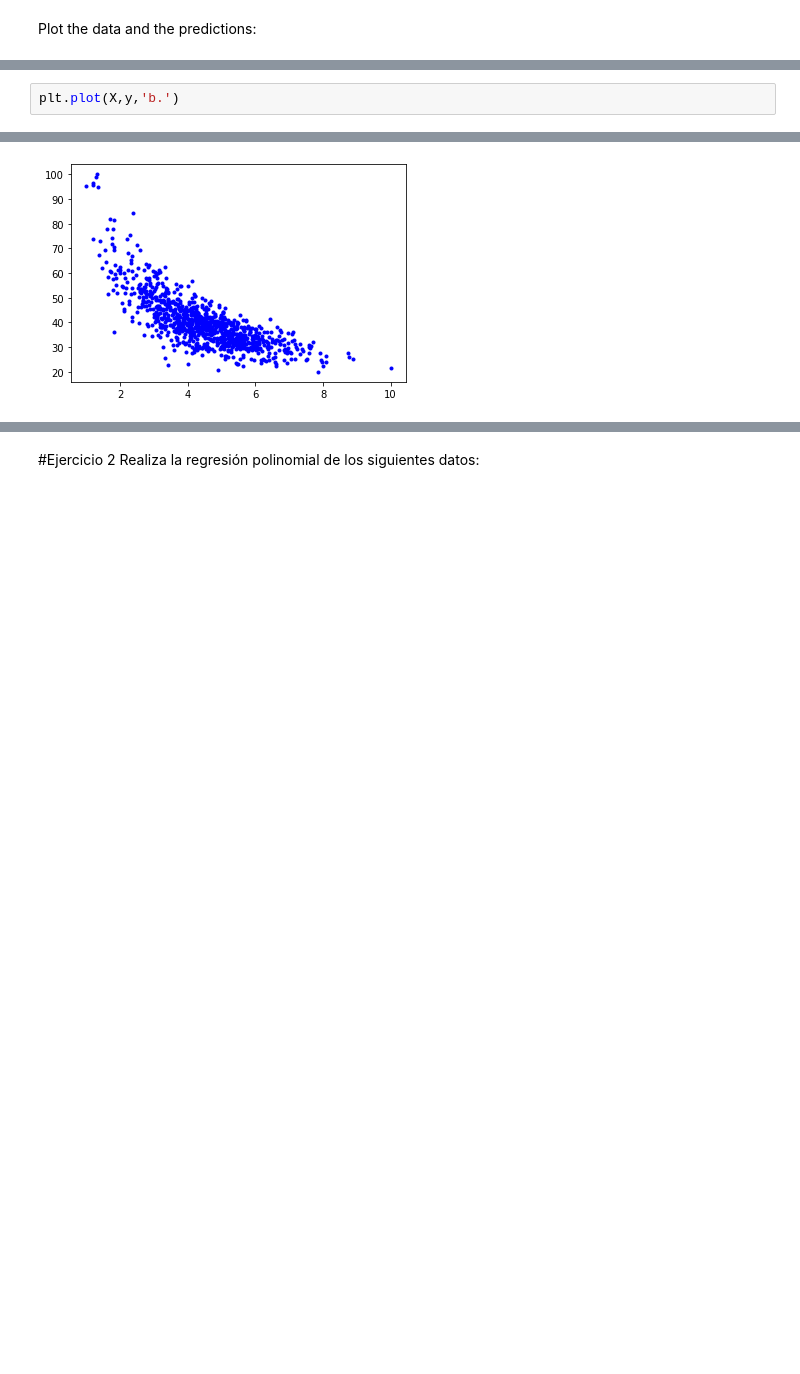
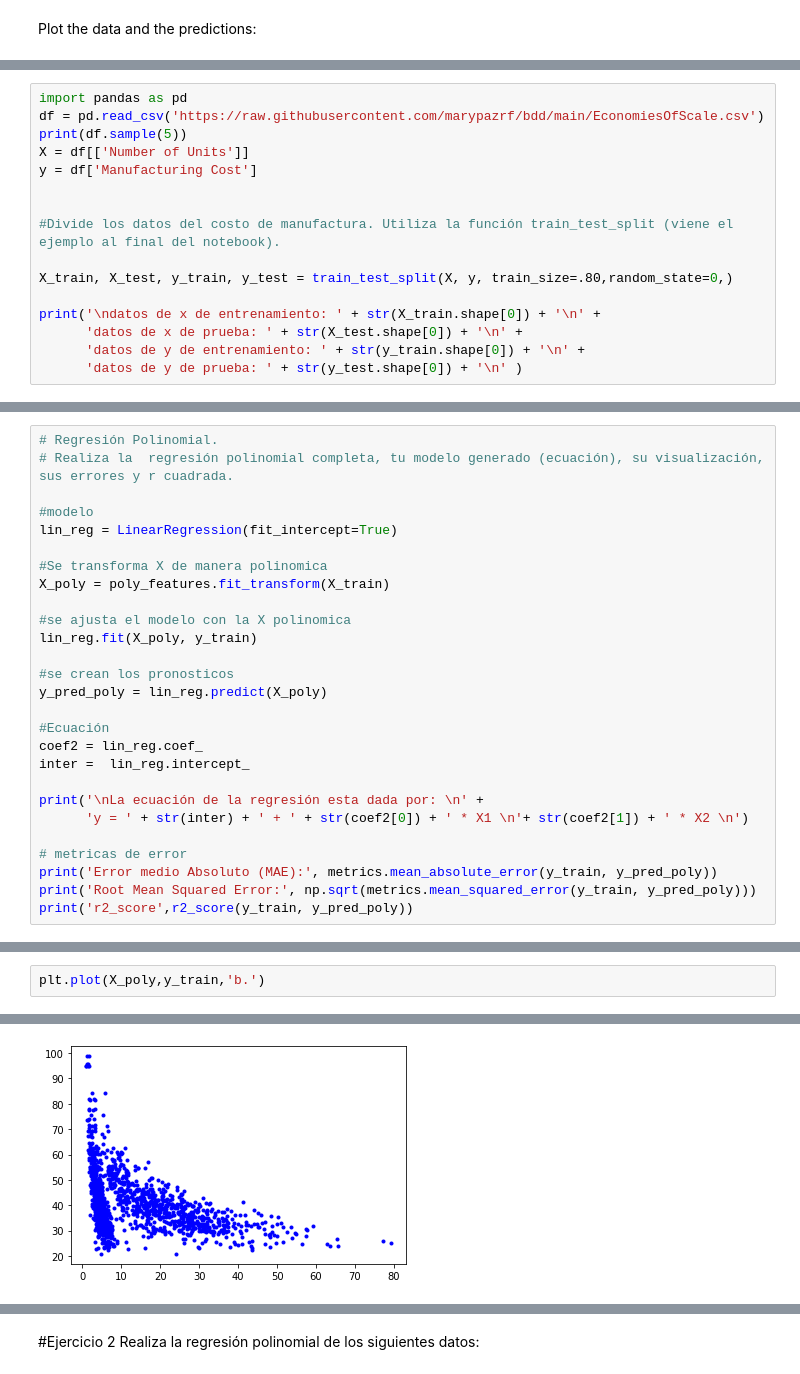
Before and after one commit to PosgradoMNA/actividades-de-aprendizaje-ams182, a Jupyter notebook: TecMty_Regresion_lineal_polinomial_A01104775.ipynb, the cells around one changed output, grey strips where cells are left out. Saved outputs shown, nothing was run; the diff lists cells and outputs as text; blank space fills up the shorter version.

```diff
--- a/TecMty_Regresion_lineal_polinomial_A01104775.ipynb
+++ b/TecMty_Regresion_lineal_polinomial_A01104775.ipynb
@@ -299,0 +281,16 @@ Name: Manufacturing Cost, Length: 1000, dtype: float64>
+# %%
+import pandas as pd
+df = pd.read_csv('https://raw.githubusercontent.com/marypazrf/bdd/main/EconomiesOfScale.csv')
+print(df.sample(5))
+X = df[['Number of Units']]
+y = df['Manufacturing Cost']
+
+
+#Divide los datos del costo de manufactura. Utiliza la función train_test_split (viene el ejemplo al final del notebook).
+
+X_train, X_test, y_train, y_test = train_test_split(X, y, train_size=.80,random_state=0,)
+
+print('\ndatos de x de entrenamiento: ' + str(X_train.shape[0]) + '\n' +
+      'datos de x de prueba: ' + str(X_test.shape[0]) + '\n' +
+      'datos de y de entrenamiento: ' + str(y_train.shape[0]) + '\n' +
+      'datos de y de prueba: ' + str(y_test.shape[0]) + '\n' )
@@ -299,0 +350,27 @@ Name: Manufacturing Cost, Length: 1000, dtype: float64>
+# %%
+# Regresión Polinomial.
+# Realiza la  regresión polinomial completa, tu modelo generado (ecuación), su visualización, sus errores y r cuadrada.
+
+#modelo
+lin_reg = LinearRegression(fit_intercept=True)
+
+#Se transforma X de manera polinomica
+X_poly = poly_features.fit_transform(X_train)
+
+#se ajusta el modelo con la X polinomica
+lin_reg.fit(X_poly, y_train)
+
+#se crean los pronosticos
+y_pred_poly = lin_reg.predict(X_poly)
+
+#Ecuación
+coef2 = lin_reg.coef_
+inter =  lin_reg.intercept_
+
+print('\nLa ecuación de la regresión esta dada por: \n' +
+      'y = ' + str(inter) + ' + ' + str(coef2[0]) + ' * X1 \n'+ str(coef2[1]) + ' * X2 \n')
+
+# metricas de error
+print('Error medio Absoluto (MAE):', metrics.mean_absolute_error(y_train, y_pred_poly))
+print('Root Mean Squared Error:', np.sqrt(metrics.mean_squared_error(y_train, y_pred_poly)))
+print('r2_score',r2_score(y_train, y_pred_poly))
@@ -300,3 +385,3 @@ Name: Manufacturing Cost, Length: 1000, dtype: float64>
 # %%
-plt.plot(X,y,'b.')
+plt.plot(X_poly,y_train,'b.')
 # %% [output]
@@ -304 +390 @@ plt.plot(X,y,'b.')
-[figure, old version]
+[figure, new version]
```
Also changed, not shown: parts of 25 cells of this notebook.
